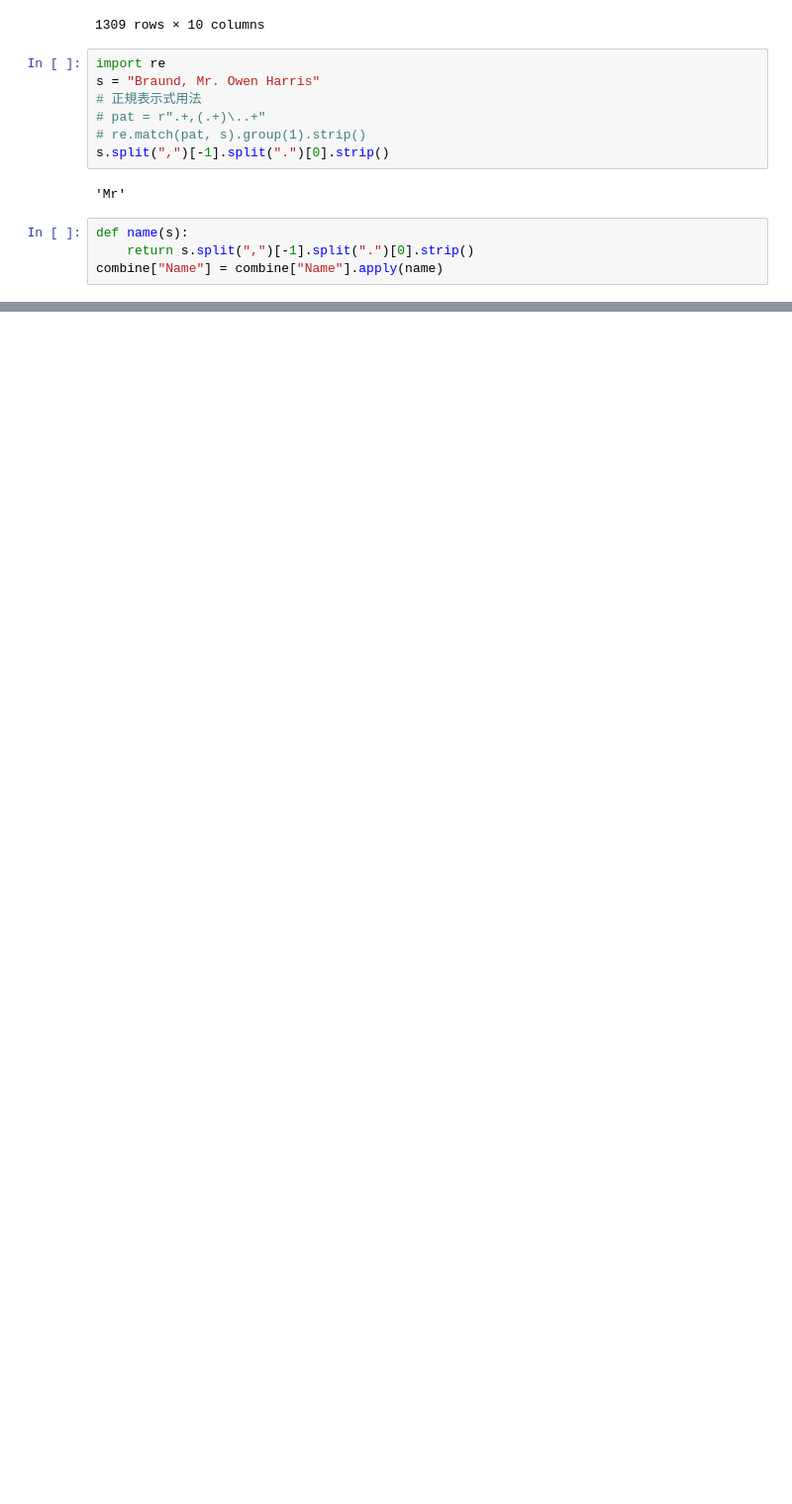
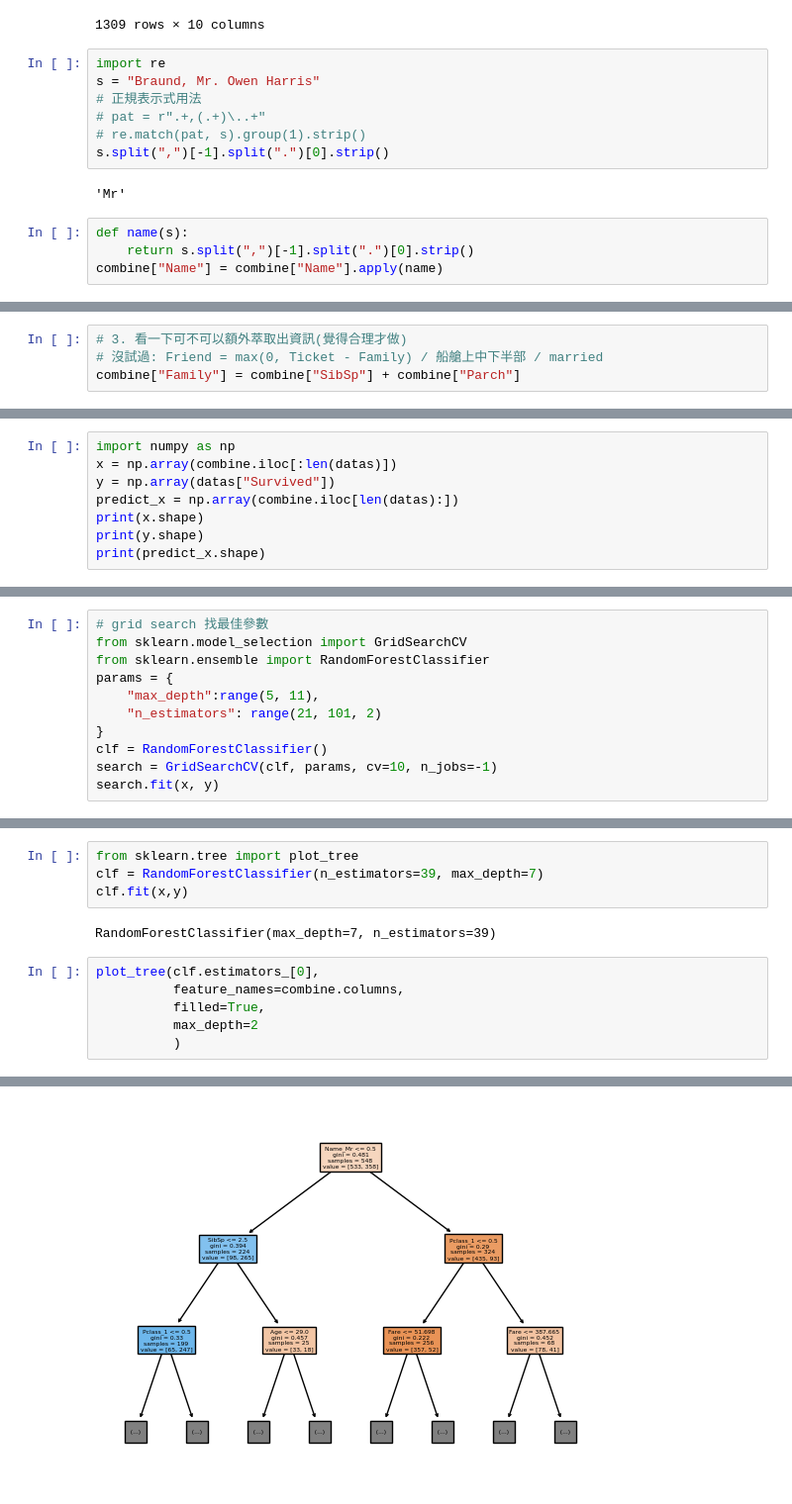
Before and after one commit to asnif24/AIdemo, a Jupyter notebook: Titanic/titanic.ipynb, the cells around one changed output, grey strips where cells are left out. Shown at 99% size. Drawn from its saved outputs; the diff is of its cells as text; blank space fills up the shorter version.

```diff
--- a/Titanic/titanic.ipynb
+++ b/Titanic/titanic.ipynb
@@ -115,0 +201,4 @@ combine["Name"] = combine["Name"].apply(name)
+# %%
+# 3. 看一下可不可以額外萃取出資訊(覺得合理才做)
+# 沒試過: Friend = max(0, Ticket - Family) / 船艙上中下半部 / married
+combine["Family"] = combine["SibSp"] + combine["Parch"]
@@ -115,0 +214,8 @@ combine["Name"] = combine["Name"].apply(name)
+# %%
+import numpy as np
+x = np.array(combine.iloc[:len(datas)])
+y = np.array(datas["Survived"])
+predict_x = np.array(combine.iloc[len(datas):])
+print(x.shape)
+print(y.shape)
+print(predict_x.shape)
@@ -115,0 +226,11 @@ combine["Name"] = combine["Name"].apply(name)
+# %%
+# grid search 找最佳參數
+from sklearn.model_selection import GridSearchCV
+from sklearn.ensemble import RandomForestClassifier
+params = {
+    "max_depth":range(5, 11),
+    "n_estimators": range(21, 101, 2)
+}
+clf = RandomForestClassifier()
+search = GridSearchCV(clf, params, cv=10, n_jobs=-1)
+search.fit(x, y)
@@ -115,0 +249,13 @@ combine["Name"] = combine["Name"].apply(name)
+# %%
+from sklearn.tree import plot_tree
+clf = RandomForestClassifier(n_estimators=39, max_depth=7)
+clf.fit(x,y)
+# %% [output]
+RandomForestClassifier(max_depth=7, n_estimators=39)
+# %%
+plot_tree(clf.estimators_[0],
+          feature_names=combine.columns,
+          filled=True,
+          max_depth=2
+          )
+# %% [output]
@@ -115,0 +277 @@ combine["Name"] = combine["Name"].apply(name)
+[figure, added]
```
Also changed, not shown: parts of 21 cells of this notebook, 2 other files.
